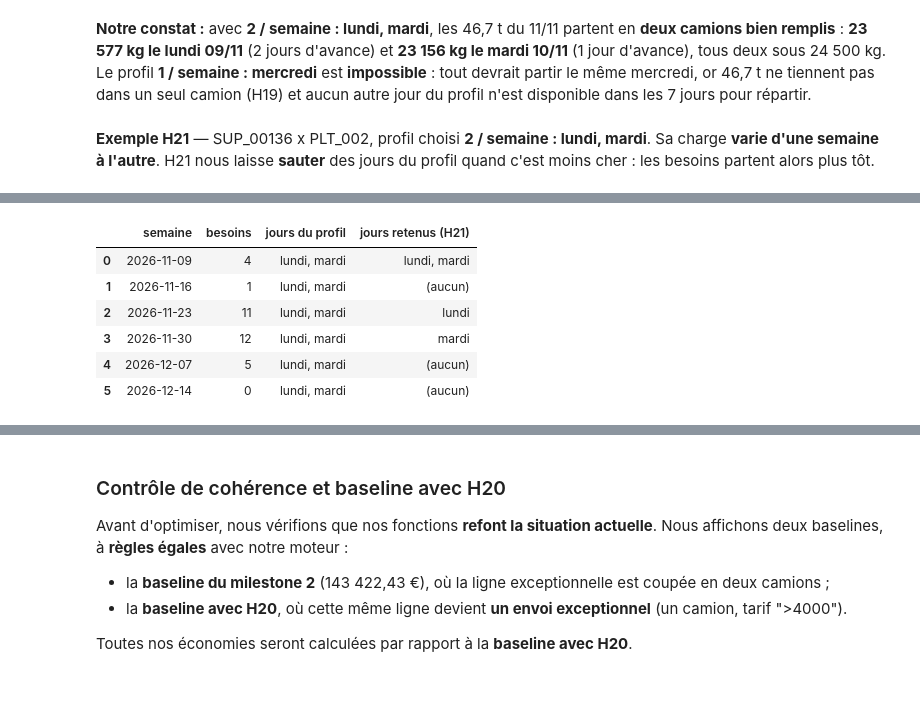
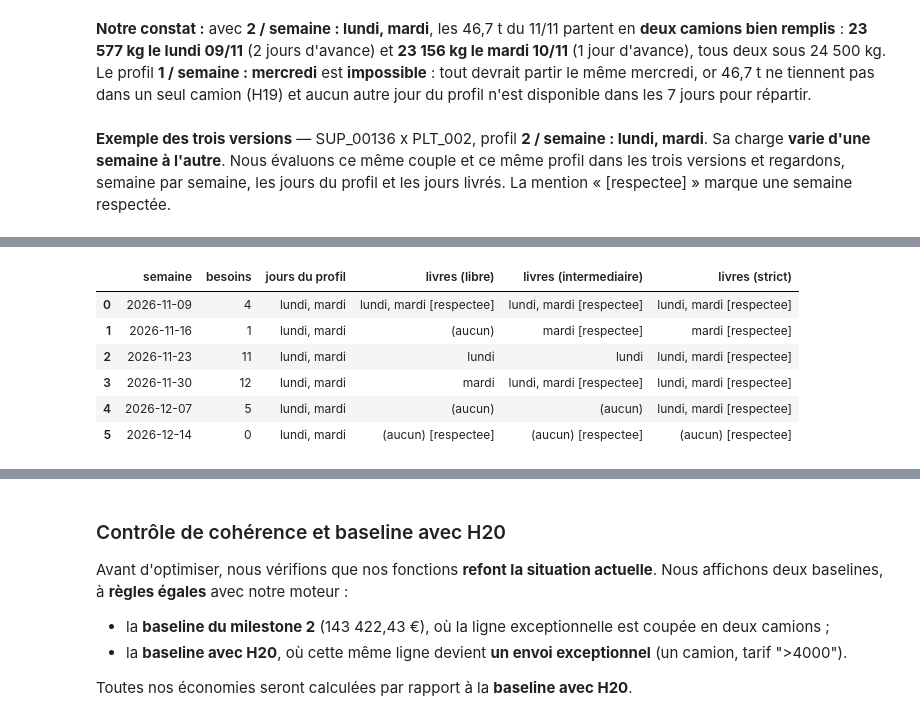
Before and after one commit to FlorentinBIAOU/Projet-IA, a Jupyter notebook: notebooks/milestone3.ipynb, the cells around one changed output, grey strips where cells are left out. Saved outputs shown, nothing was run; the diff lists cells and outputs as text; code cells hidden in the pictures; blank space fills up the shorter version.

```diff
--- a/notebooks/milestone3.ipynb
+++ b/notebooks/milestone3.ipynb
@@ -164,16 +186,20 @@ AVANCE_MAX = 7                      # R1 : au plus 7 jours d'avance, jamais de r
 SEMAINES_FERMEES = ["2026-12-21"]   # H7 : lundi des semaines sans livraison (Noel)
 TOLERANCE_LISSAGE = 0.02            # H17 : pour lisser, on accepte +2 % de cout au plus
 UN_CAMION_PAR_JOUR = True           # H19 : au plus un camion par couple et par jour
-PROFIL_MAXIMUM = True               # H21 : le profil est un maximum (on peut sauter un jour)
-TEMPS_MAX_SECONDES = 90             # budget de temps du moteur complet
+MODE_PROFIL = "libre"               # H21 : version du moteur : "libre", "strict" ou "intermediaire"
+MIN_SEMAINES_RESPECTEES = 4         # H21 : semaines respectees au minimum en version "intermediaire"
+TEMPS_MAX_SECONDES = 90             # budget de temps du moteur complet (par version)
+
+MODES = ("libre", "intermediaire", "strict")
+assert MODE_PROFIL in MODES, "MODE_PROFIL doit valoir 'libre', 'strict' ou 'intermediaire'."
 
 parametres = pd.DataFrame({
     "parametre": ["AVANCE_MAX (R1)", "SEMAINES_FERMEES (H7)", "TOLERANCE_LISSAGE (H17)",
                   "CAP_POIDS (R2)", "CAP_VOLUME (R2)", "UN_CAMION_PAR_JOUR (H19)",
-                  "PROFIL_MAXIMUM (H21)", "TEMPS_MAX_SECONDES"],
+                  "MODE_PROFIL (H21)", "MIN_SEMAINES_RESPECTEES (H21)", "TEMPS_MAX_SECONDES"],
     "valeur": [f"{AVANCE_MAX} jours", ", ".join(SEMAINES_FERMEES), f"{TOLERANCE_LISSAGE:.0%}",
                f"{CAP_POIDS:.0f} kg", f"{CAP_VOLUME} m3", str(UN_CAMION_PAR_JOUR),
-               str(PROFIL_MAXIMUM), f"{TEMPS_MAX_SECONDES} s"],
+               MODE_PROFIL, f"{MIN_SEMAINES_RESPECTEES} semaines", f"{TEMPS_MAX_SECONDES} s"],
 })
 display(parametres)
 # %% [output]
@@ -633,40 +943,38 @@ Le profil **1 / semaine : mercredi** est **impossible** : tout devrait partir le
 mercredi, or 46,7 t ne tiennent pas dans un seul camion (H19) et aucun autre jour du
 profil n'est disponible dans les 7 jours pour répartir.
 # %% [markdown]
-**Exemple H21** — SUP_00136 x PLT_002, profil choisi **2 / semaine : lundi,
-mardi**. Sa charge **varie d'une semaine à l'autre**. H21 nous laisse **sauter** des
-jours du profil quand c'est moins cher : les besoins partent alors plus tôt.
+**Exemple des trois versions** — SUP_00136 x PLT_002, profil **2 / semaine : lundi,
+mardi**. Sa charge **varie d'une semaine à l'autre**. Nous évaluons ce même couple et ce
+même profil dans les trois versions et regardons, semaine par semaine, les jours du
+profil et les jours livrés. La mention « [respectee] » marque une semaine respectée.
 # %%
 cle136 = ("SUP_00136", "PLT_002")
 idx136 = next(i for i, p in enumerate(PROFILS) if p["periode"] == 1 and p["jours"] == frozenset([0, 1]))
-couple = COUPLES[cle136]
-r_dp = evaluer_dp(couple, idx136)                         # avec H21 (on peut sauter des jours)
-
-# sans H21 : tous les jours du profil retenus, un camion par jour
-dates = DATES_PROFIL[idx136]; pos = np.searchsorted(dates, couple["besoins"], side="right") - 1
-cout_sans = sum(prix_camion(couple["ligne"], couple["poids"][pos == u].sum()) for u in np.unique(pos))
-nj_sans = len(np.unique(pos))
+couple = COUPLES[cle136]; dates = DATES_PROFIL[idx136]
 
 def semaine_de(d):
     dt = pd.Timestamp(d); return (dt - pd.Timedelta(dt.weekday(), "D")).date()
 
+def noms_jours(liste):
+    return ", ".join(JOURS[pd.Timestamp(d).weekday()] for d in sorted(liste)) or "(aucun)"
+
+semaines = sorted({semaine_de(d) for d in dates})          # dans l'ordre des numeros de SEM_PROFIL
 besoins_sem = Counter(semaine_de(b) for b in couple["besoins"])
-retenus_sem = defaultdict(list)
-for d in r_dp["jours"]:
-    retenus_sem[semaine_de(d)].append(JOURS[pd.Timestamp(d).weekday()])
-profil_sem = defaultdict(list)
-for d in dates:
-    profil_sem[semaine_de(d)].append(JOURS[pd.Timestamp(d).weekday()])
-
-lignes = []
-for sem in sorted(profil_sem):
-    lignes.append({"semaine": sem, "besoins": besoins_sem.get(sem, 0),
-                   "jours du profil": ", ".join(profil_sem[sem]),
-                   "jours retenus (H21)": ", ".join(sorted(retenus_sem.get(sem, []),
-                       key=lambda x: list(JOURS.values()).index(x))) or "(aucun)"})
-print("SUP_00136 x PLT_002 - profil", PROFILS[idx136]["libelle"])
-print("Cout AVEC H21 :", round(r_dp["cout"], 2), "EUR (", r_dp["livraisons"], "livraisons )")
-print("Cout SANS H21 :", round(cout_sans, 2), "EUR (", nj_sans, "livraisons )")
-print("Economie de H21 :", round(cout_sans - r_dp["cout"], 2), "EUR")
-display(pd.DataFrame(lignes))
+tableau = pd.DataFrame({"semaine": semaines, "besoins": [besoins_sem.get(s, 0) for s in semaines],
+                        "jours du profil": [noms_jours([d for d in dates if semaine_de(d) == s]) for s in semaines]})
+print("SUP_00136 x PLT_002 - profil", PROFILS[idx136]["libelle"], "|", len(dates), "jours du profil sur",
+      objectif_semaines(idx136)[1], "semaines | objectif intermediaire :", objectif_semaines(idx136)[0], "semaines")
+ex_versions = {}
+for mode in MODES:
+    r = evaluer_profil(cle136, idx136, mode=mode)
+    liv, bes = lignes_dp(couple, r["jours"])
+    ok = semaines_ok(idx136, liv, bes)
+    ex_versions[mode] = (r, int(ok.sum()))
+    tableau["livres (" + mode + ")"] = [noms_jours([d for d in r["jours"] if semaine_de(d) == s])
+                                        + ("  [respectee]" if ok[k] else "") for k, s in enumerate(semaines)]
+    print(f"  {mode:13s} : {round(r['cout'], 2):8.2f} EUR | {r['livraisons']} livraisons | "
+          f"{int(ok.sum())} semaines respectees sur {len(ok)}")
+for mode in ("intermediaire", "strict"):
+    print(f"  ecart {mode} - libre : {round(ex_versions[mode][0]['cout'] - ex_versions['libre'][0]['cout'], 2)} EUR")
+display(tableau)
 # %% [output]
@@ -677,8 +987,8 @@ Economie de H21 : 291.46 EUR
-|  | semaine | besoins | jours du profil | jours retenus (H21) |
-| 0 | 2026-11-09 | 4 | lundi, mardi | lundi, mardi |
-| 1 | 2026-11-16 | 1 | lundi, mardi | (aucun) |
-| 2 | 2026-11-23 | 11 | lundi, mardi | lundi |
-| 3 | 2026-11-30 | 12 | lundi, mardi | mardi |
-| 4 | 2026-12-07 | 5 | lundi, mardi | (aucun) |
-| 5 | 2026-12-14 | 0 | lundi, mardi | (aucun) |
+|  | semaine | besoins | jours du profil | livres (libre) | livres (intermediaire) | livres (strict) |
+| 0 | 2026-11-09 | 4 | lundi, mardi | lundi, mardi [respectee] | lundi, mardi [respectee] | lundi, mardi [respectee] |
+| 1 | 2026-11-16 | 1 | lundi, mardi | (aucun) | mardi [respectee] | mardi [respectee] |
+| 2 | 2026-11-23 | 11 | lundi, mardi | lundi | lundi | lundi, mardi [respectee] |
+| 3 | 2026-11-30 | 12 | lundi, mardi | mardi | lundi, mardi [respectee] | lundi, mardi [respectee] |
+| 4 | 2026-12-07 | 5 | lundi, mardi | (aucun) | (aucun) | lundi, mardi [respectee] |
+| 5 | 2026-12-14 | 0 | lundi, mardi | (aucun) [respectee] | (aucun) [respectee] | (aucun) [respectee] |
 # %% [markdown]
```
Also changed, not shown: parts of 52 cells of this notebook, 4 other files.
